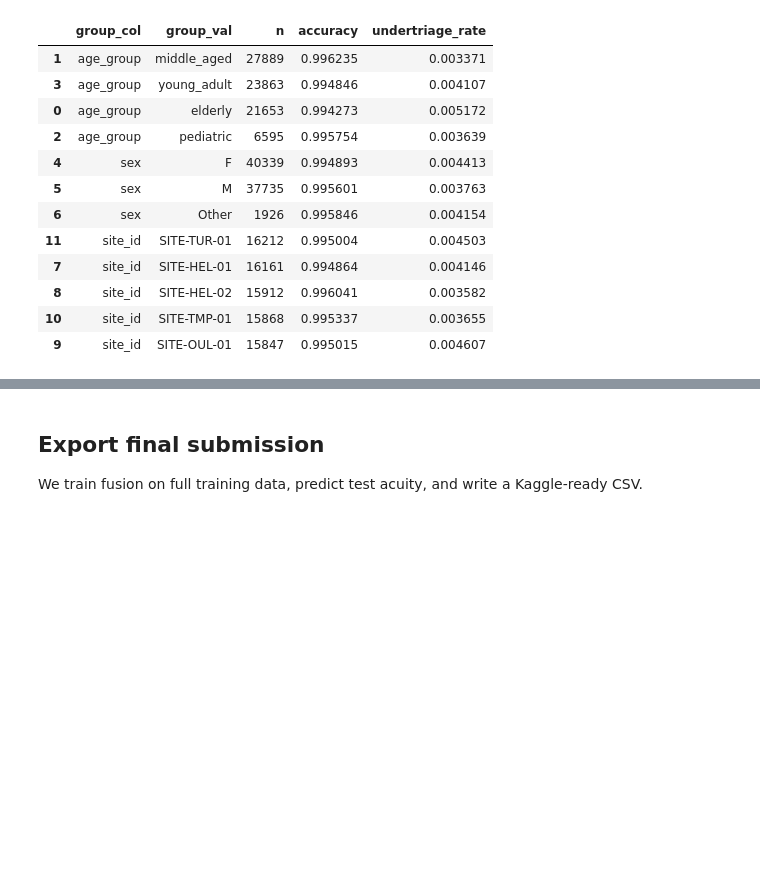
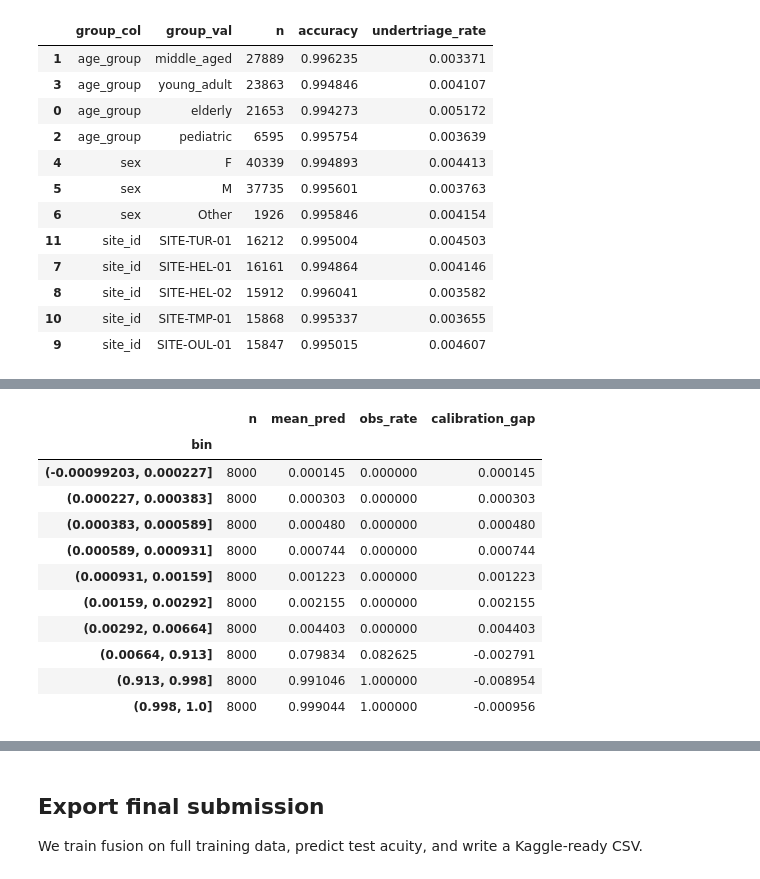
Before and after one commit to raquel-romao/3AIG, a Jupyter notebook: notebooks/submission_notebook.ipynb, the cells around one changed output, grey strips where cells are left out. Saved outputs shown, nothing was run; the diff lists cells and outputs as text; code cells hidden in the pictures; blank space fills up the shorter version.

```diff
--- a/notebooks/submission_notebook.ipynb
+++ b/notebooks/submission_notebook.ipynb
@@ -1200,0 +1494,33 @@ Subgroup snapshot looks fairly consistent, though site differences exist (for ex
+# %%
+# 3) Calibration-style check for high-acuity risk (OOF fusion, no retraining)
+# Event: high acuity (ESI 1-2)
+if 'oof' not in globals():
+    raise RuntimeError('oof not found. Run CV training/evaluation cells first.')
+
+classes_int = np.asarray(label_encoder.classes_).astype(int)
+high_mask = classes_int <= 2
+p_high_fusion = oof['proba_fusion'][:, high_mask].sum(axis=1)
+y_high_true = (decode(oof['true_enc']).astype(int) <= 2).astype(int)
+
+cal_df = pd.DataFrame({'p_high': p_high_fusion, 'y_high': y_high_true})
+cal_df['bin'] = pd.qcut(cal_df['p_high'], q=10, duplicates='drop')
+cal_summary = cal_df.groupby('bin', observed=False).agg(
+    n=('p_high','size'),
+    mean_pred=('p_high','mean'),
+    obs_rate=('y_high','mean'),
+)
+cal_summary['calibration_gap'] = cal_summary['mean_pred'] - cal_summary['obs_rate']
+display(cal_summary)
+# %% [output]
+|  | n | mean_pred | obs_rate | calibration_gap |
+| bin |  |  |  |  |
+| (-0.00099203, 0.000227] | 8000 | 0.000145 | 0.000000 | 0.000145 |
+| (0.000227, 0.000383] | 8000 | 0.000303 | 0.000000 | 0.000303 |
+| (0.000383, 0.000589] | 8000 | 0.000480 | 0.000000 | 0.000480 |
+| (0.000589, 0.000931] | 8000 | 0.000744 | 0.000000 | 0.000744 |
+| (0.000931, 0.00159] | 8000 | 0.001223 | 0.000000 | 0.001223 |
+| (0.00159, 0.00292] | 8000 | 0.002155 | 0.000000 | 0.002155 |
+| (0.00292, 0.00664] | 8000 | 0.004403 | 0.000000 | 0.004403 |
+| (0.00664, 0.913] | 8000 | 0.079834 | 0.082625 | -0.002791 |
+| (0.913, 0.998] | 8000 | 0.991046 | 1.000000 | -0.008954 |
+| (0.998, 1.0] | 8000 | 0.999044 | 1.000000 | -0.000956 |
```
Also changed, not shown: parts of 18 cells of this notebook.
